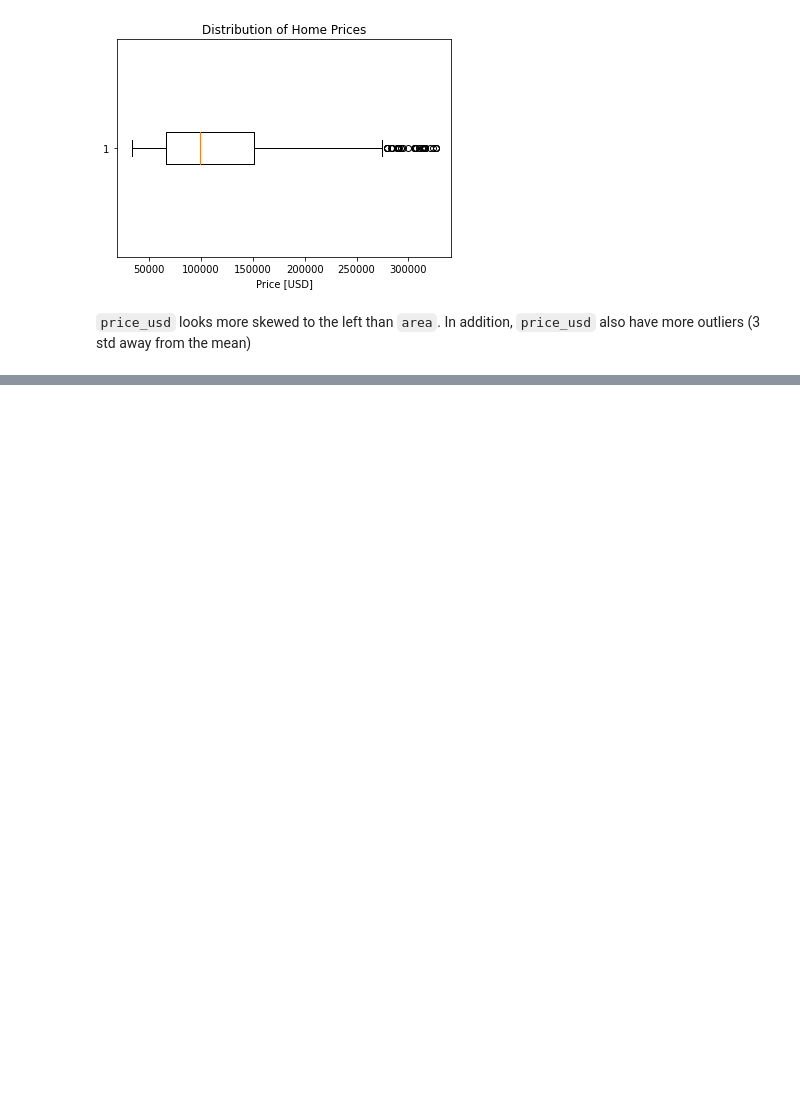
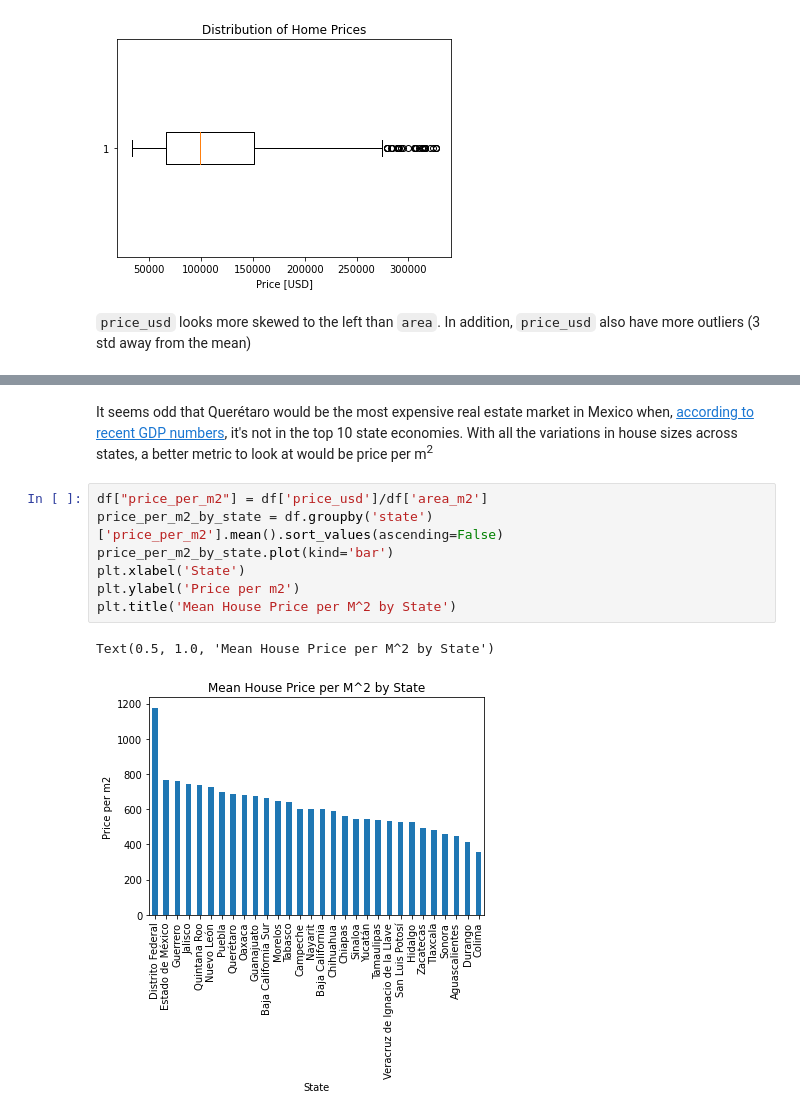
Before and after one commit to nolanspecter/data_science_projects, a Jupyter notebook: Housing in Mexico/housing_in_mexico.ipynb, the cells around one changed output, grey strips where cells are left out. Saved outputs shown, nothing was run; the diff lists cells and outputs as text; blank space fills up the shorter version.

```diff
--- a/Housing in Mexico/housing_in_mexico.ipynb
+++ b/Housing in Mexico/housing_in_mexico.ipynb
@@ -271,0 +306,12 @@ Text(0.5, 1.0, 'Distribution of Home Prices')
+# %% [markdown]
+It seems odd that Querétaro would be the most expensive real estate market in Mexico when, [according to recent GDP numbers](https://en.wikipedia.org/wiki/List_of_Mexican_states_by_GDP), it's not in the top 10 state economies. With all the variations in house sizes across states, a better metric to look at would be price per m<sup>2</sup>
+# %%
+df["price_per_m2"] = df['price_usd']/df['area_m2']
+price_per_m2_by_state = df.groupby('state')['price_per_m2'].mean().sort_values(ascending=False)
+price_per_m2_by_state.plot(kind='bar')
+plt.xlabel('State')
+plt.ylabel('Price per m2')
+plt.title('Mean House Price per M^2 by State')
+# %% [output]
+Text(0.5, 1.0, 'Mean House Price per M^2 by State')
+[figure, added]
```
Also changed, not shown: parts of 20 cells of this notebook.
